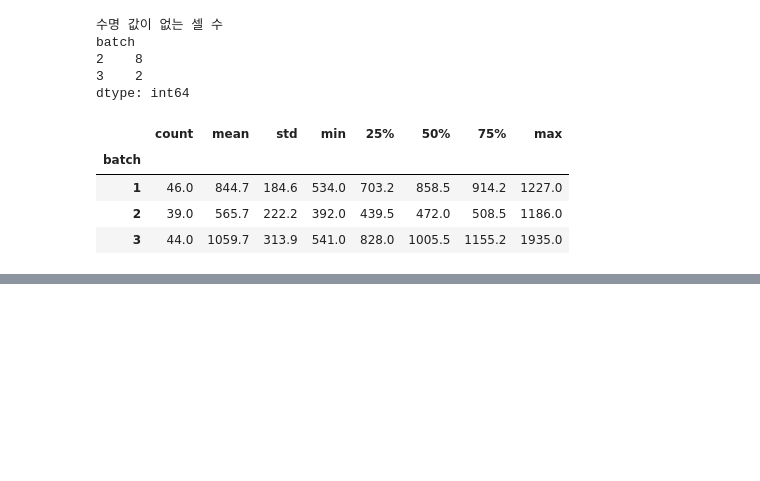
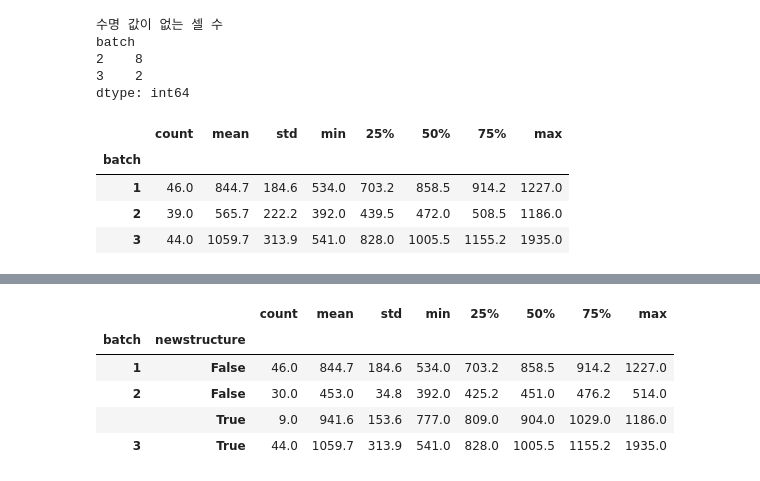
Before and after one commit to kyubin0973/DA-mini, a Jupyter notebook: notebooks/01_EDA.ipynb, the cells around one changed output, grey strips where cells are left out. Cells and saved outputs as stored; diff of their text form; code cells hidden in the pictures; blank space fills up the shorter version.

```diff
--- a/notebooks/01_EDA.ipynb
+++ b/notebooks/01_EDA.ipynb
@@ -171,0 +219,9 @@ dtype: int64
+# %%
+cells.dropna(subset=['cycle_life']).groupby(['batch', 'newstructure'])['cycle_life'].describe().round(1)
+# %% [output]
+|  |  | count | mean | std | min | 25% | 50% | 75% | max |
+| batch | newstructure |  |  |  |  |  |  |  |  |
+| 1 | False | 46.0 | 844.7 | 184.6 | 534.0 | 703.2 | 858.5 | 914.2 | 1227.0 |
+| 2 | False | 30.0 | 453.0 | 34.8 | 392.0 | 425.2 | 451.0 | 476.2 | 514.0 |
+|  | True | 9.0 | 941.6 | 153.6 | 777.0 | 809.0 | 904.0 | 1029.0 | 1186.0 |
+| 3 | True | 44.0 | 1059.7 | 313.9 | 541.0 | 828.0 | 1005.5 | 1155.2 | 1935.0 |
```
Also changed, not shown: parts of 11 cells of this notebook, 1 other file.
